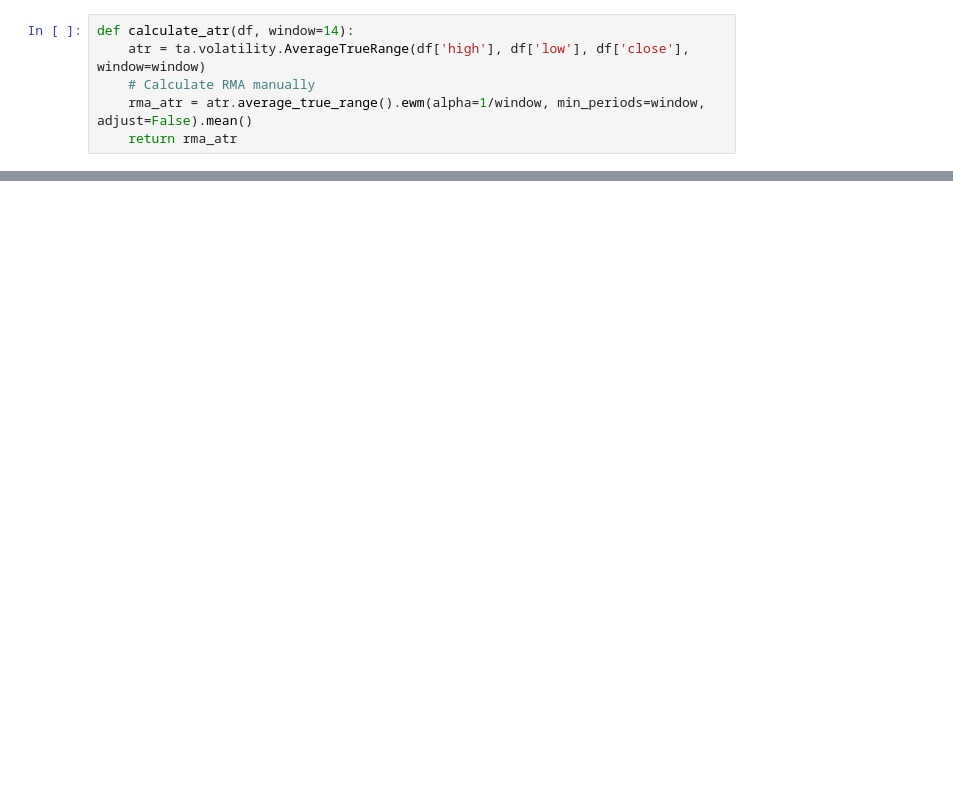
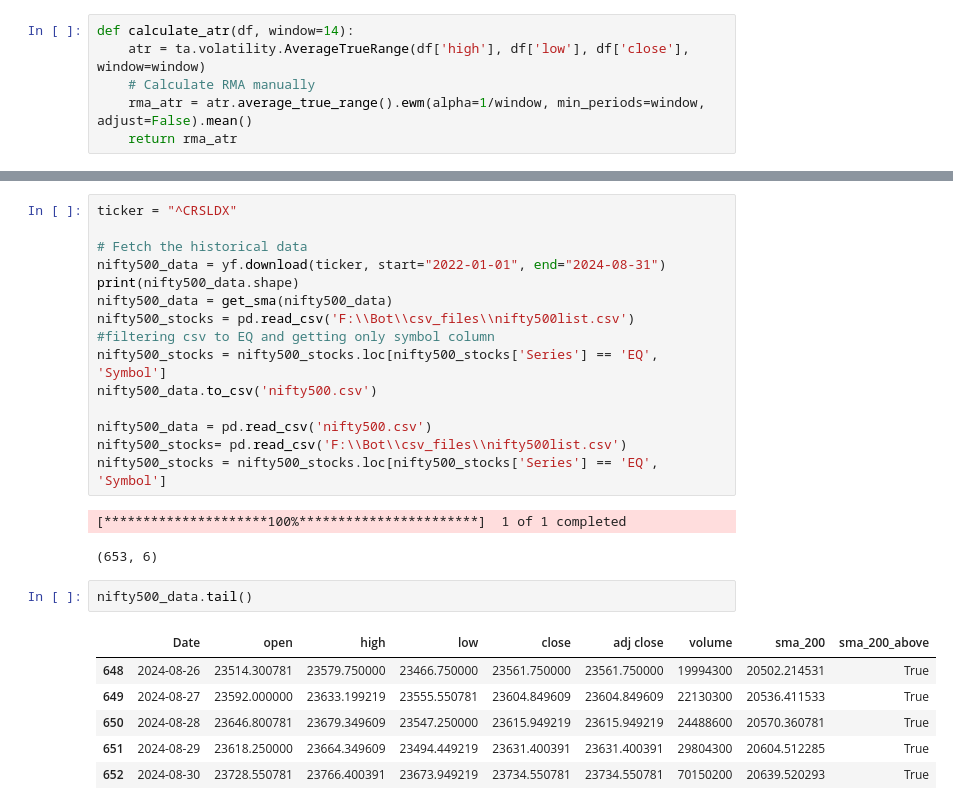
Before and after one commit to btst-tech/Momentum-Strategy, a Jupyter notebook: scanner.ipynb, the cells around one changed output, grey strips where cells are left out. Cells and saved outputs as stored; diff of their text form; blank space fills up the shorter version.

```diff
--- a/scanner.ipynb
+++ b/scanner.ipynb
@@ -107 +125,28 @@ def calculate_atr(df, window=14):
+# %%
+ticker = "^CRSLDX"
+
+# Fetch the historical data
+nifty500_data = yf.download(ticker, start="2022-01-01", end="2024-08-31")
+print(nifty500_data.shape)
+nifty500_data = get_sma(nifty500_data)
+nifty500_stocks = pd.read_csv('F:\\Bot\\csv_files\\nifty500list.csv')
+#filtering csv to EQ and getting only symbol column
+nifty500_stocks = nifty500_stocks.loc[nifty500_stocks['Series'] == 'EQ', 'Symbol']
+nifty500_data.to_csv('nifty500.csv')
+
+nifty500_data = pd.read_csv('nifty500.csv')
+nifty500_stocks= pd.read_csv('F:\\Bot\\csv_files\\nifty500list.csv')
+nifty500_stocks = nifty500_stocks.loc[nifty500_stocks['Series'] == 'EQ', 'Symbol']
+# %% [output]
+[*********************100%***********************]  1 of 1 completed
+(653, 6)
+# %%
+nifty500_data.tail()
+# %% [output]
+|  | Date | open | high | low | close | adj close | volume | sma_200 | sma_200_above |
+| 648 | 2024-08-26 | 23514.300781 | 23579.750000 | 23466.750000 | 23561.750000 | 23561.750000 | 19994300 | 20502.214531 | True |
+| 649 | 2024-08-27 | 23592.000000 | 23633.199219 | 23555.550781 | 23604.849609 | 23604.849609 | 22130300 | 20536.411533 | True |
+| 650 | 2024-08-28 | 23646.800781 | 23679.349609 | 23547.250000 | 23615.949219 | 23615.949219 | 24488600 | 20570.360781 | True |
+| 651 | 2024-08-29 | 23618.250000 | 23664.349609 | 23494.449219 | 23631.400391 | 23631.400391 | 29804300 | 20604.512285 | True |
+| 652 | 2024-08-30 | 23728.550781 | 23766.400391 | 23673.949219 | 23734.550781 | 23734.550781 | 70150200 | 20639.520293 | True |
 # %%
```
Also changed, not shown: parts of 18 cells of this notebook.
